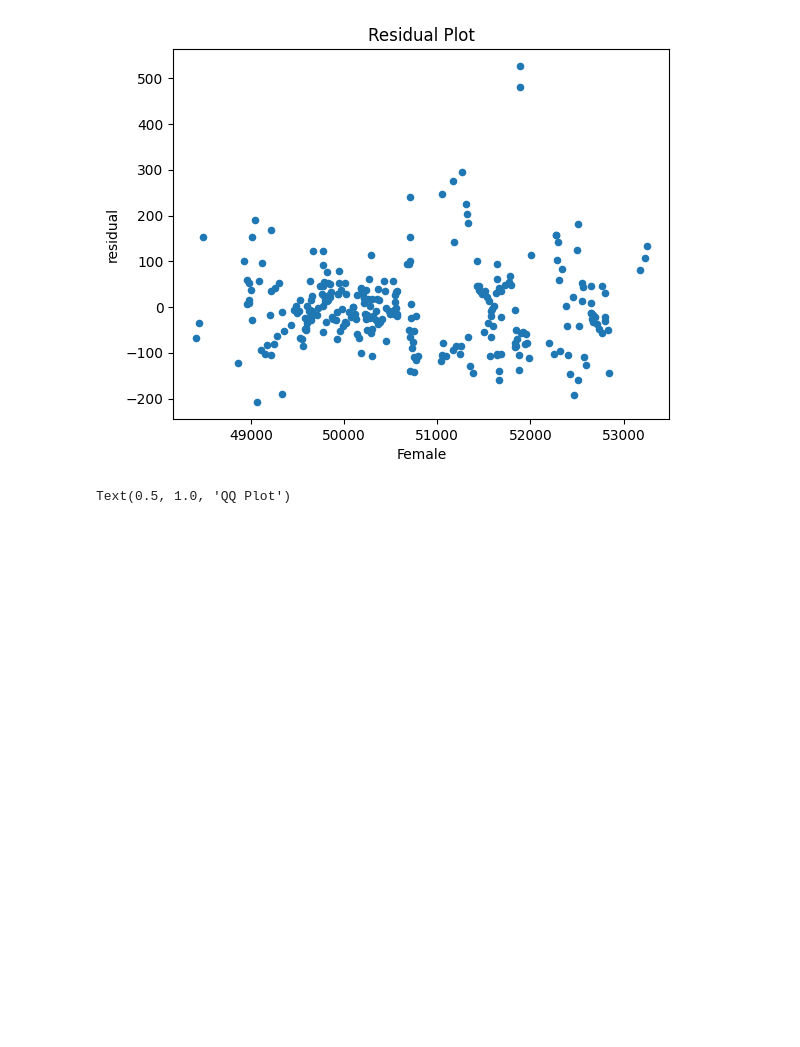
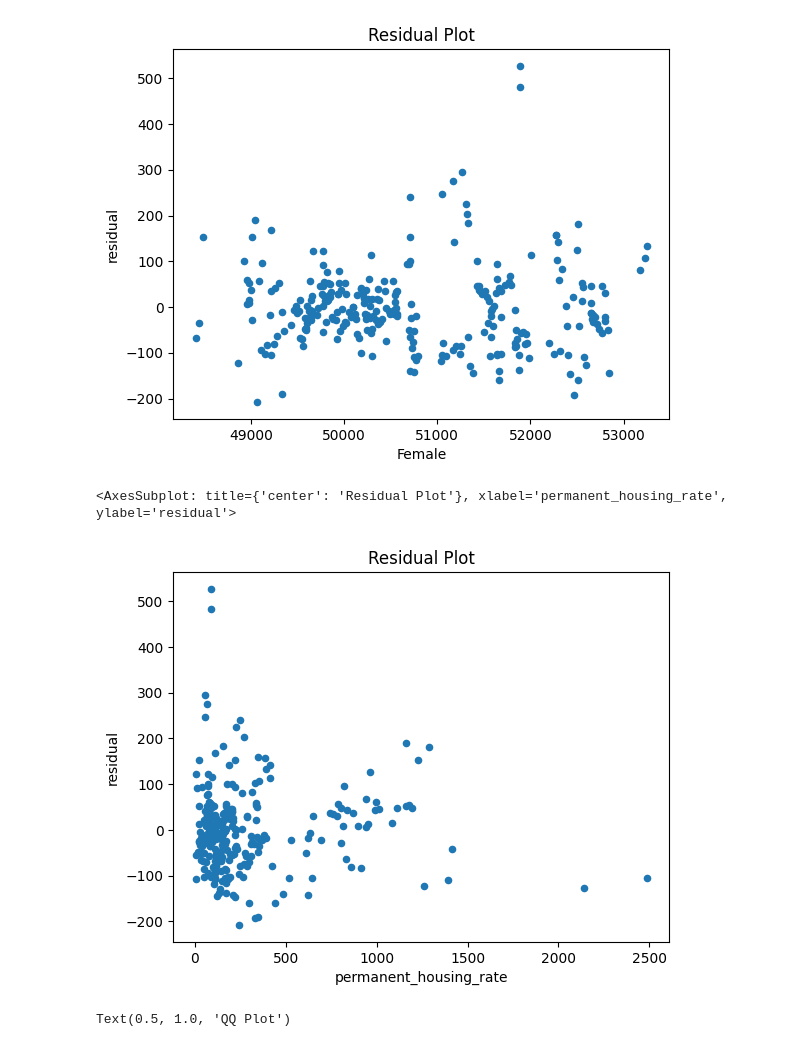
Before and after one commit to heath3rq/Python_Homelessness-Causal-Inference-Analysis, a Jupyter notebook: 20_intermediate_files/modeling.ipynb, the cells around one changed output. Saved outputs shown, nothing was run; the diff lists cells and outputs as text; code cells hidden in the pictures; blank space fills up the shorter version.

Commit message:
Updated showing residual plot comparison

```diff
--- a/20_intermediate_files/modeling.ipynb
+++ b/20_intermediate_files/modeling.ipynb
@@ -264,6 +264,11 @@ pd.concat((data.set_index(["CoC Number", "Year"]).loc[:, "Female"], mod.resids),
 # %% [output]
 <AxesSubplot: title={'center': 'Residual Plot'}, xlabel='Female', ylabel='residual'>
 [figure]
+# %%
+pd.concat((data.set_index(["CoC Number", "Year"]).loc[:, "permanent_housing_rate"], mod.resids), axis = 1).rename(columns = {0: 'residuals'}).plot.scatter('permanent_housing_rate', 'residual', title = 'Residual Plot')
+# %% [output]
+<AxesSubplot: title={'center': 'Residual Plot'}, xlabel='permanent_housing_rate', ylabel='residual'>
+[figure, added]
 # %%
 import statsmodels.api as sm
 import scipy.stats as stats
```
Also changed, not shown: parts of 8 cells of this notebook.
